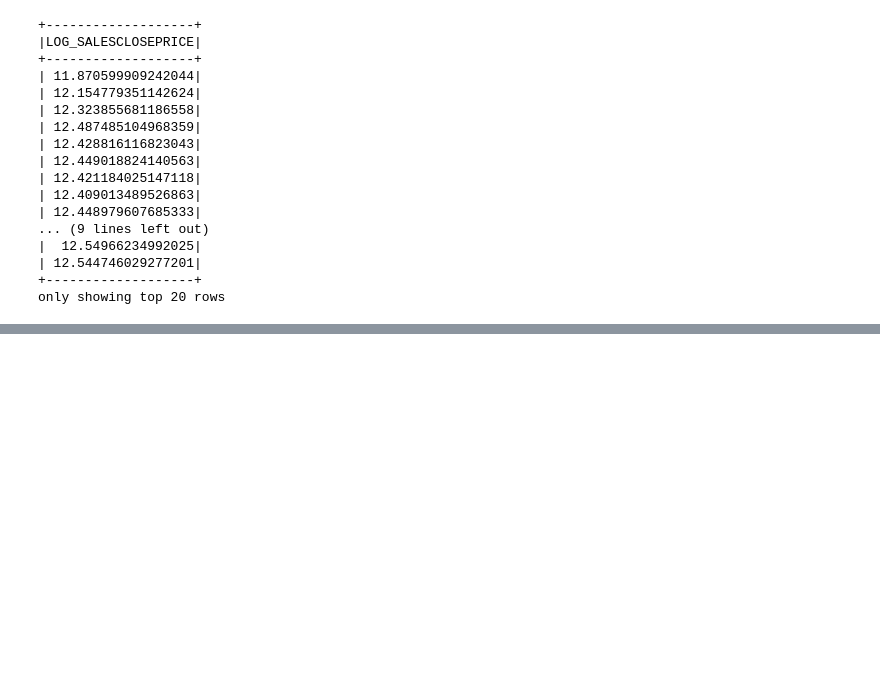
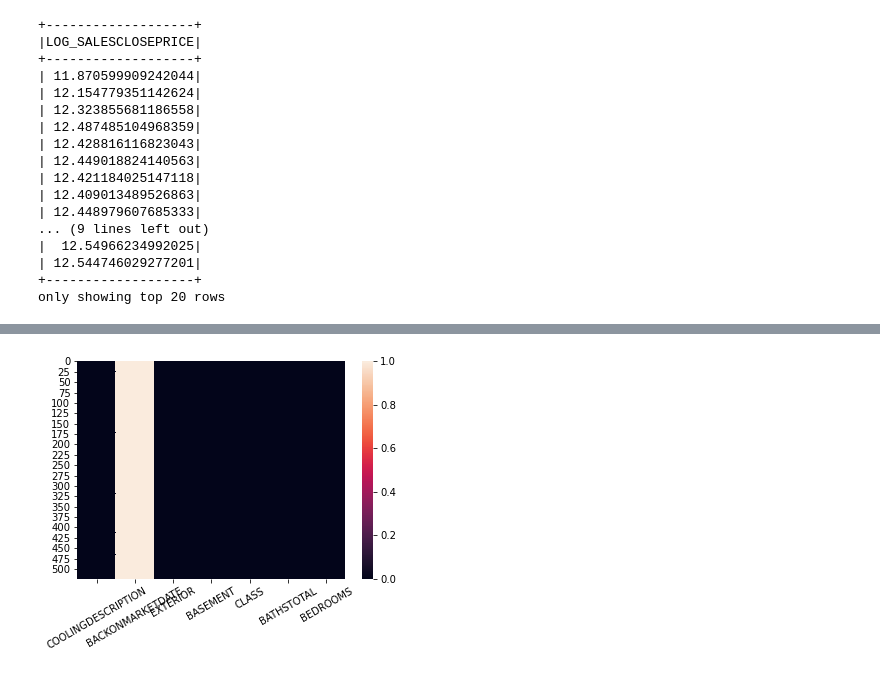
Before and after one commit to ksobczak2501/Big-Data-with-PySpark, a Jupyter notebook: 4. Feature_engineering_with _PySpark.ipynb, the cells around one changed output, grey strips where cells are left out. Drawn from its saved outputs; the diff is of its cells as text; code cells hidden in the pictures; blank space fills up the shorter version.

```diff
--- a/4. Feature_engineering_with _PySpark.ipynb
+++ b/4. Feature_engineering_with _PySpark.ipynb
@@ -391,0 +475,25 @@ df = df.where((df['LOG_SALESCLOSEPRICE'] < hi_bound) & (df['LOG_SALESCLOSEPRICE'
+# %%
+columns = [
+ 'COOLINGDESCRIPTION',
+ 'BACKONMARKETDATE',
+ 'EXTERIOR',
+ 'BASEMENT',
+ 'CLASS',
+ 'BATHSTOTAL',
+ 'BEDROOMS'
+ ]
+# %%
+# Sample the dataframe and convert to Pandas
+sample_df = df.select(columns).sample(False, 0.1, 42)
+pandas_df = sample_df.toPandas()
+
+# Convert all values to T/F
+tf_df = pandas_df.isnull()
+
+# Plot it
+sns.heatmap(data=tf_df)
+plt.xticks(rotation=30, fontsize=10)
+plt.yticks(rotation=0, fontsize=10)
+plt.show()
+# %% [output]
+[figure, added]
```
Also changed, not shown: parts of 46 cells of this notebook.
